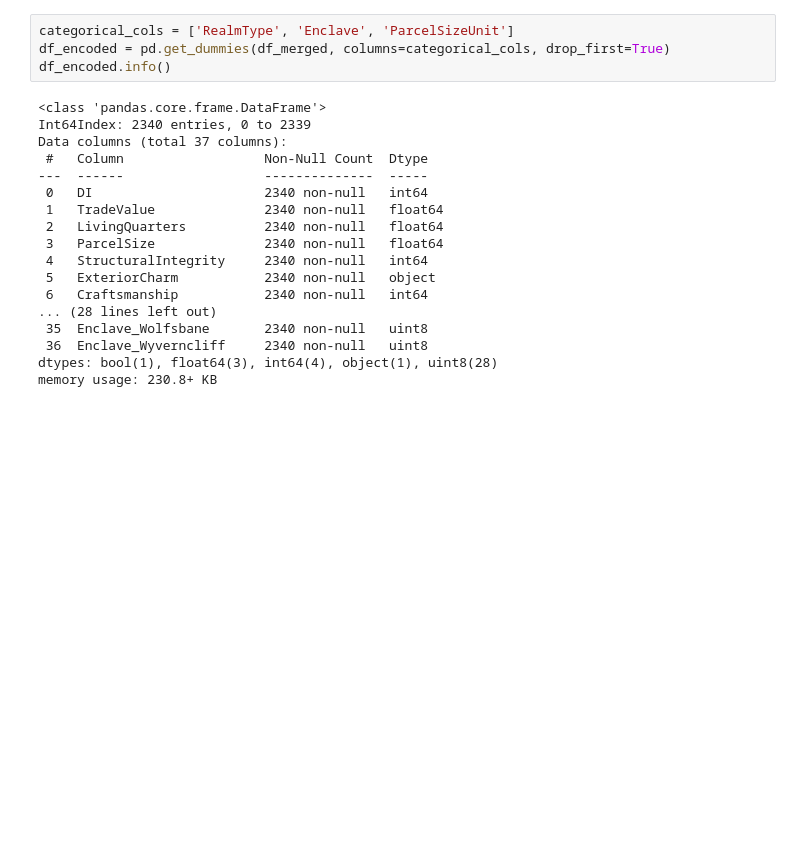
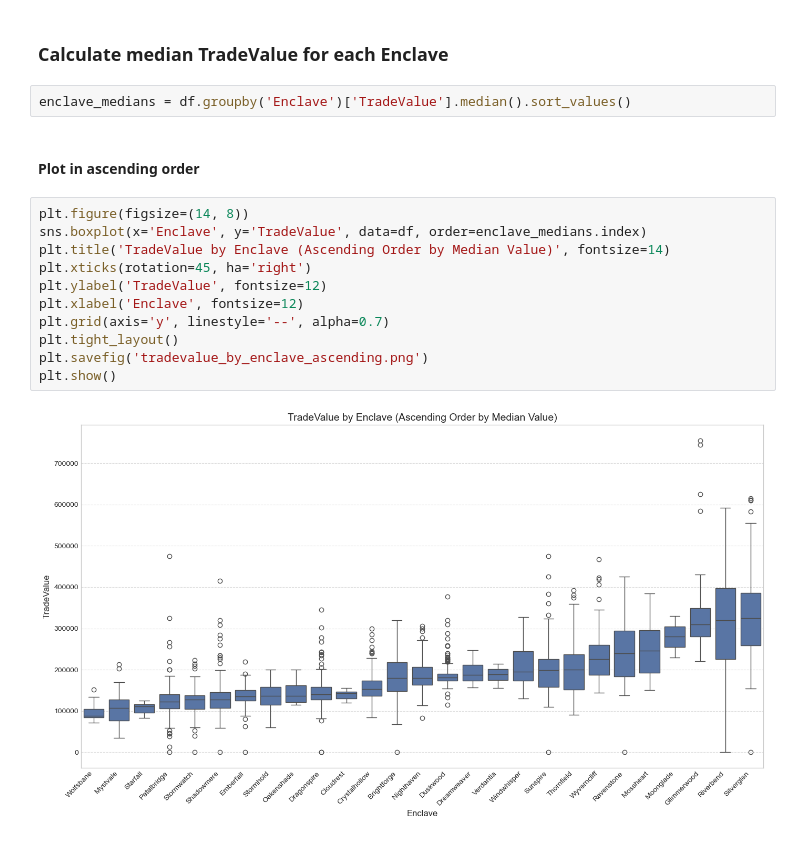
Before and after one commit to PatBaruch/DDD, a Jupyter notebook: it3.ipynb, the cells around one changed output. Cells and saved outputs as stored; diff of their text form; blank space fills up the shorter version.

```diff
--- a/it3.ipynb
+++ b/it3.ipynb
@@ -112,22 +66,19 @@ The next step is to ensure all predictors were in the proper format for modeling
-# %%
-categorical_cols = ['RealmType', 'Enclave', 'ParcelSizeUnit']
-df_encoded = pd.get_dummies(df_merged, columns=categorical_cols, drop_first=True)
-df_encoded.info()
-# %% [output]
-<class 'pandas.core.frame.DataFrame'>
-Int64Index: 2340 entries, 0 to 2339
-Data columns (total 37 columns):
- #   Column                  Non-Null Count  Dtype
----  ------                  --------------  -----
- 0   DI                      2340 non-null   int64
- 1   TradeValue              2340 non-null   float64
- 2   LivingQuarters          2340 non-null   float64
- 3   ParcelSize              2340 non-null   float64
- 4   StructuralIntegrity     2340 non-null   int64
- 5   ExteriorCharm           2340 non-null   object
- 6   Craftsmanship           2340 non-null   int64
-... (28 lines left out)
- 35  Enclave_Wolfsbane       2340 non-null   uint8
- 36  Enclave_Wyverncliff     2340 non-null   uint8
-dtypes: bool(1), float64(3), int64(4), object(1), uint8(28)
-memory usage: 230.8+ KB
+# %% [markdown]
+<h3>Calculate median TradeValue for each Enclave</h3>
+# %%
+enclave_medians = df.groupby('Enclave')['TradeValue'].median().sort_values()
+# %% [markdown]
+<h4>Plot in ascending order</h4>
+# %%
+plt.figure(figsize=(14, 8))
+sns.boxplot(x='Enclave', y='TradeValue', data=df, order=enclave_medians.index)
+plt.title('TradeValue by Enclave (Ascending Order by Median Value)', fontsize=14)
+plt.xticks(rotation=45, ha='right')
+plt.ylabel('TradeValue', fontsize=12)
+plt.xlabel('Enclave', fontsize=12)
+plt.grid(axis='y', linestyle='--', alpha=0.7)
+plt.tight_layout()
+plt.savefig('tradevalue_by_enclave_ascending.png')
+plt.show()
+# %% [output]
+[figure, added]
```
Also changed, not shown: parts of 29 cells of this notebook, 17 other files.
